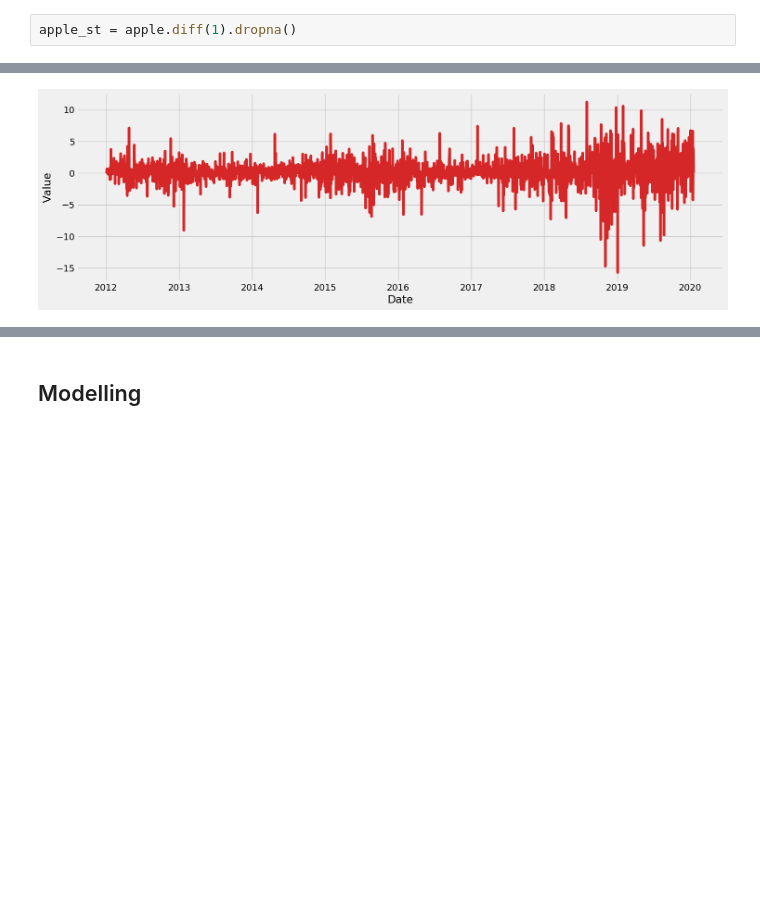
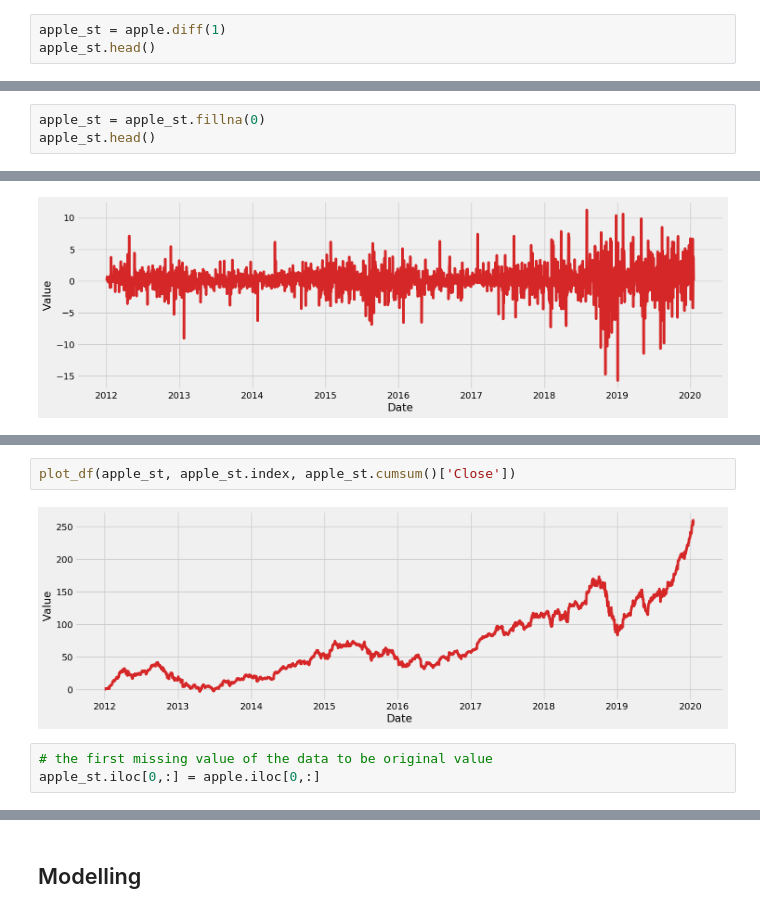
Before and after one commit to iqbalbasyar/time-series-analysis-with-python, a Jupyter notebook: Timeseries Analysis.ipynb, the cells around one changed output, grey strips where cells are left out. Saved outputs shown, nothing was run; the diff lists cells and outputs as text; blank space fills up the shorter version.

```diff
--- a/Timeseries Analysis.ipynb
+++ b/Timeseries Analysis.ipynb
@@ -119,4 +135,5 @@ There are some ways to make a series into stationary:
 # %% [markdown]
 since our data is additive, let's try to difference it using `.diff` method.
 # %%
-apple_st = apple.diff(1).dropna()
+apple_st = apple.diff(1)
+apple_st.head()
@@ -122,0 +150,3 @@ apple_st = apple.diff(1).dropna()
+# %%
+apple_st = apple_st.fillna(0)
+apple_st.head()
@@ -147,3 +185,10 @@ When you run the ADF test, the result should be negative value, and the P-value
+# %%
+plot_df(apple_st, apple_st.index, apple_st.cumsum()['Close'])
+# %% [output]
+[figure, added]
+# %%
+# the first missing value of the data to be original value
+apple_st.iloc[0,:] = apple.iloc[0,:]
 # %%
 plot_df(apple_st, apple_st.index, apple_st.cumsum()['Close'])
 # %% [output]
```
Also changed, not shown: parts of 12 cells of this notebook.
